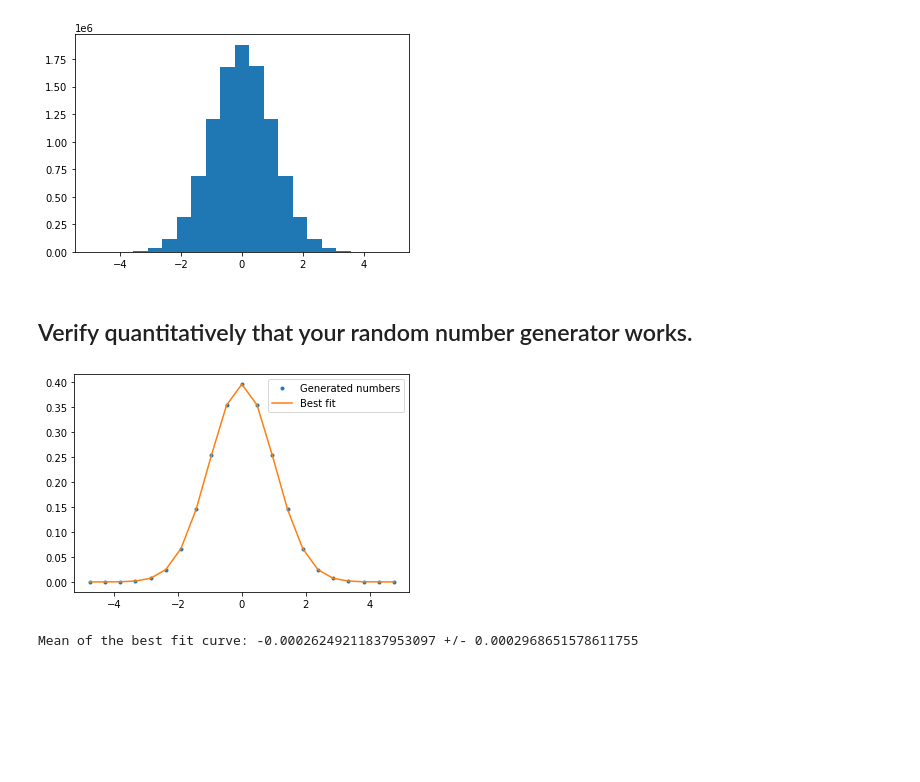
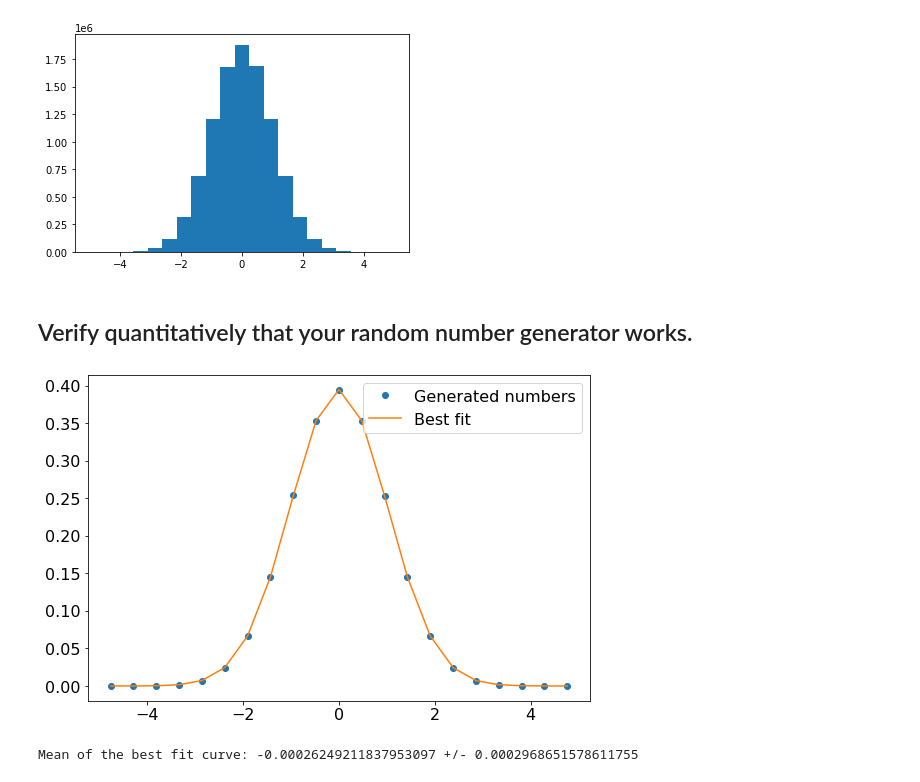
Before and after one commit to wunderbeere/339-lab1, a Jupyter notebook: exercise2.ipynb, the cells around one changed output. Cells and saved outputs as stored; diff of their text form; code cells hidden in the pictures; blank space fills up the shorter version.

Commit message:
exercise 2 figure added

```diff
--- a/exercise2.ipynb
+++ b/exercise2.ipynb
@@ -85,30 +86,34 @@ counts /= norm
 # %% [output]
 [figure]
-# %% [markdown]
-## Verify quantitatively that your random number generator works.
+# %% [markdown]
+## Verify quantitatively that your random number generator works.
 # %%
-plt.plot(bin_middles, counts, ".", label="Generated numbers")
+plt.rcParams.update({'font.size': 16})
+
+plt.figure(figsize=(9,6))
+plt.title("")
+plt.plot(bin_middles, counts, "o", label="Generated numbers")
 
 # Define the Gaussian function
 def Gauss(x, A, s, mu):
     y = A*np.exp(-1*s*(x-mu)**2)
     return y
 
 # do a best fit
 parameters, covariance = curve_fit(Gauss, bin_middles, counts)
 
 fit_A = parameters[0]
 fit_s = parameters[1]
 fit_mu = parameters[2]
 
 perr = np.sqrt(np.diag(covariance))
 
 fitted_data = Gauss(bin_middles, fit_A, fit_s, fit_mu)
 plt.plot(bin_middles, fitted_data, label="Best fit")
 plt.legend()
 plt.show()
 
 print("Mean of the best fit curve:", fit_mu, "+/-", perr[2])
 # %% [output]
-[figure, old version]
+[figure, new version]
 Mean of the best fit curve: -0.00026249211837953097 +/- 0.0002968651578611755
```
Also changed, not shown: parts of 1 cell of this notebook, 1 other file.
